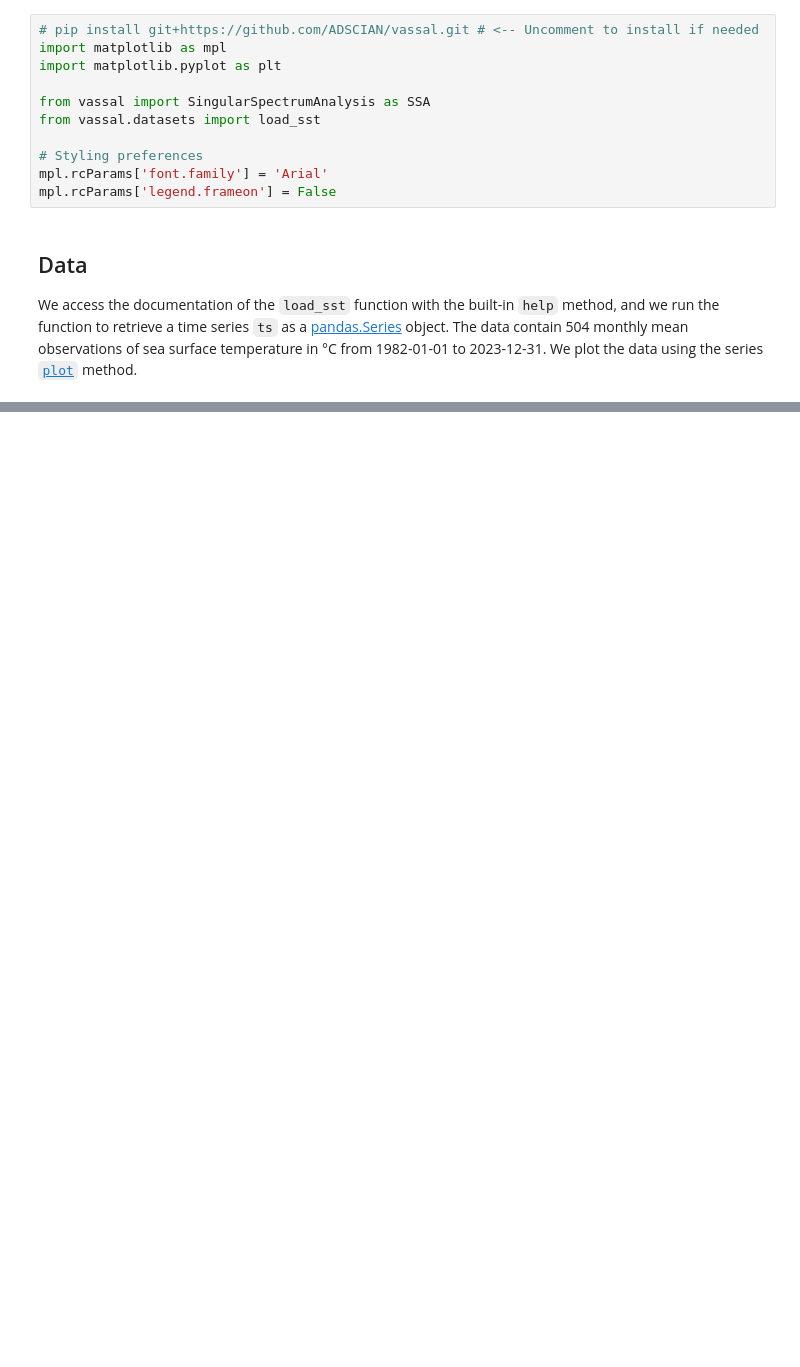
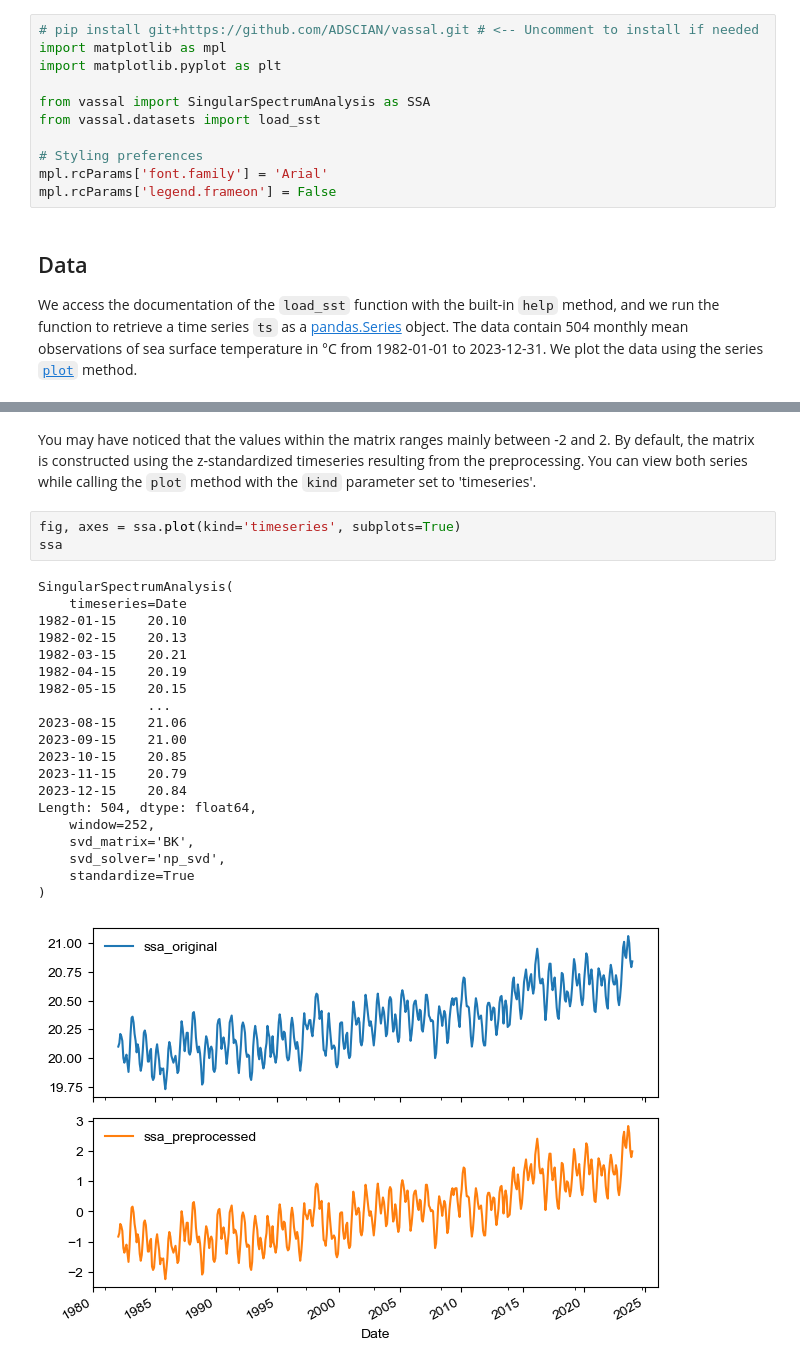
Before and after one commit to ADSCIAN/ssalib, a Jupyter notebook: notebooks/01_basic_ssa_introduction.ipynb, the cells around one changed output, grey strips where cells are left out. Drawn from its saved outputs; the diff is of its cells as text; blank space fills up the shorter version.

```diff
--- a/notebooks/01_basic_ssa_introduction.ipynb
+++ b/notebooks/01_basic_ssa_introduction.ipynb
@@ -125 +125,29 @@ class SingularSpectrumAnalysis(vassal.svd.SVDHandler, vassal.plotting.PlotSSA)
 [figure]
+# %% [markdown]
+You may have noticed that the values within the matrix ranges mainly between -2 and 2.
+By default, the matrix is constructed using the z-standardized timeseries resulting from the preprocessing.
+You can view both series while calling the `plot` method with the `kind` parameter set to 'timeseries'.
+# %%
+fig, axes = ssa.plot(kind='timeseries', subplots=True)
+ssa
+# %% [output]
+SingularSpectrumAnalysis(
+    timeseries=Date
+1982-01-15    20.10
+1982-02-15    20.13
+1982-03-15    20.21
+1982-04-15    20.19
+1982-05-15    20.15
+              ...
+2023-08-15    21.06
+2023-09-15    21.00
+2023-10-15    20.85
+2023-11-15    20.79
+2023-12-15    20.84
+Length: 504, dtype: float64,
+    window=252,
+    svd_matrix='BK',
+    svd_solver='np_svd',
+    standardize=True
+)
+[figure, added]
```
Also changed, not shown: parts of 6 cells of this notebook.
